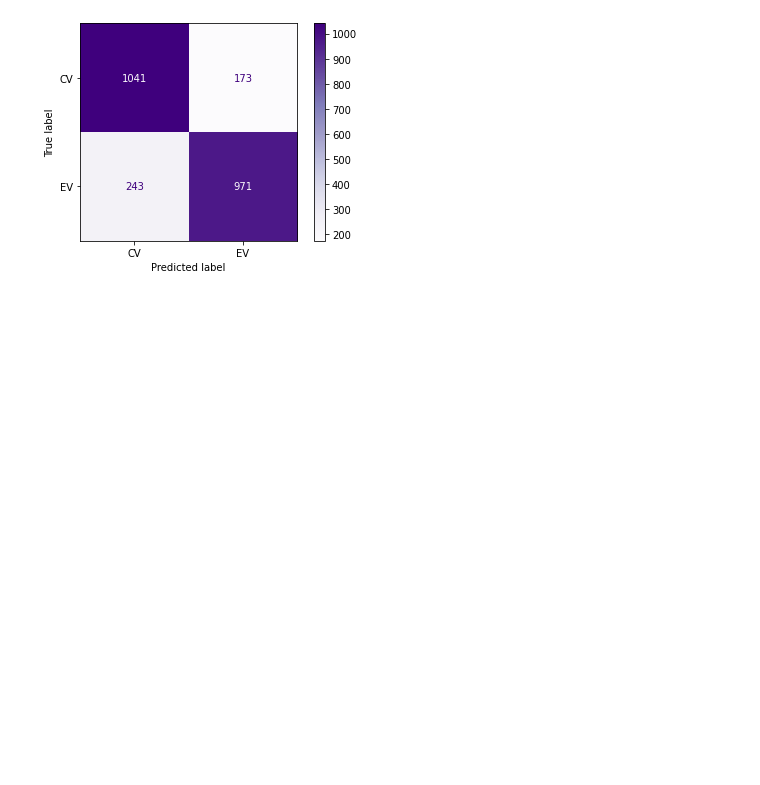
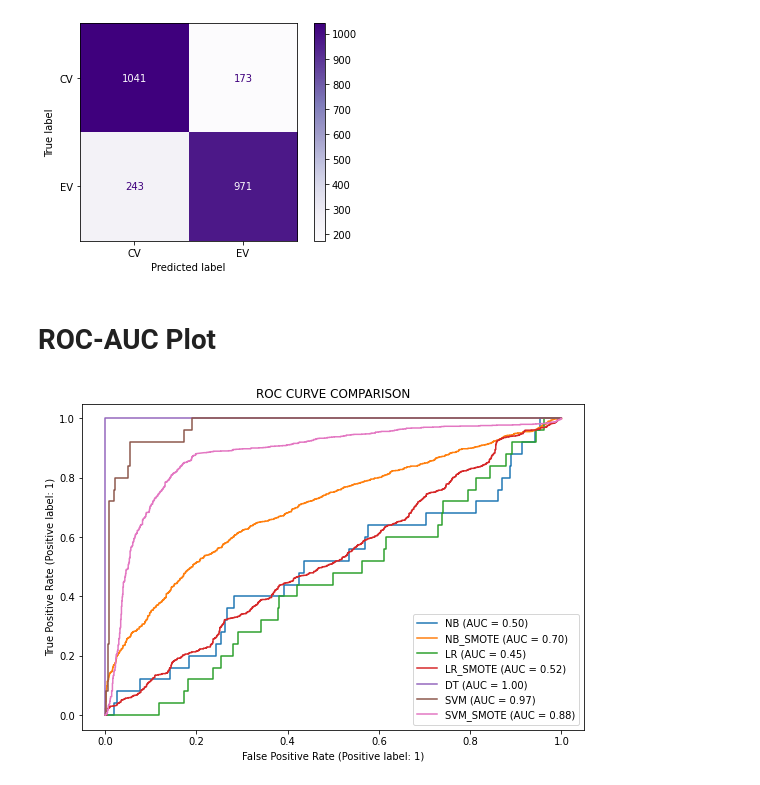
Before and after one commit to Chomchanok/Term_Project, a Jupyter notebook: model.ipynb, the cells around one changed output. Drawn from its saved outputs; the diff is of its cells as text; code cells hidden in the pictures; blank space fills up the shorter version.

Commit message:
Generate ROC plot

```diff
--- a/model.ipynb
+++ b/model.ipynb
@@ -268,3 +269,36 @@ plot_confusion_matrix(cv_svm, X_test_over, y_test_over, display_labels=["CV", "E
  [ 173  971]]
 <sklearn.metrics._plot.confusion_matrix.ConfusionMatrixDisplay at 0x...>
 [figure]
+# %% [markdown]
+# ROC-AUC Plot
+# %%
+plt.figure(figsize=(9,6))
+
+ax = plt.gca()
+
+# ROC plot of Naive Bayes
+nb_roc = plot_roc_curve(nbModel_grid, X_test, y_test, ax=ax, name='NB')
+
+# ROC plot of Naive Bayes which is applied SMOTE
+nb_smote_roc = plot_roc_curve(nbModel_grid, X_test_over, y_test_over, ax=ax, name='NB_SMOTE')
+
+# ROC plot of Logistic Regression
+lr_roc = plot_roc_curve(model_logis1, X_test, y_test, ax=ax, name='LR')
+
+# ROC plot of Logistic Regression which is applied SMOTE
+lr_smote_roc = plot_roc_curve(model_logis2, X_testO, y_testO, ax=ax, name='LR_SMOTE')
+
+# ROC plot of Decision Tree
+dt_roc = plot_roc_curve(modelClf, X_test, y_test, ax=ax, name='DT')
+
+# ROC plot of Support Vector Machines
+svm_roc = plot_roc_curve(cv_svm, X_test, y_test, ax=ax, name='SVM')
+
+# ROC plot of Support Vector Machines which is applied SMOTE
+svm_smote_roc = plot_roc_curve(cv_svm, X_test_over, y_test_over, ax=ax, name='SVM_SMOTE')
+
+
+plt.title("ROC CURVE COMPARISON")
+plt.show()
+# %% [output]
+[figure, added]
```
Also changed, not shown: parts of 1 cell of this notebook.
